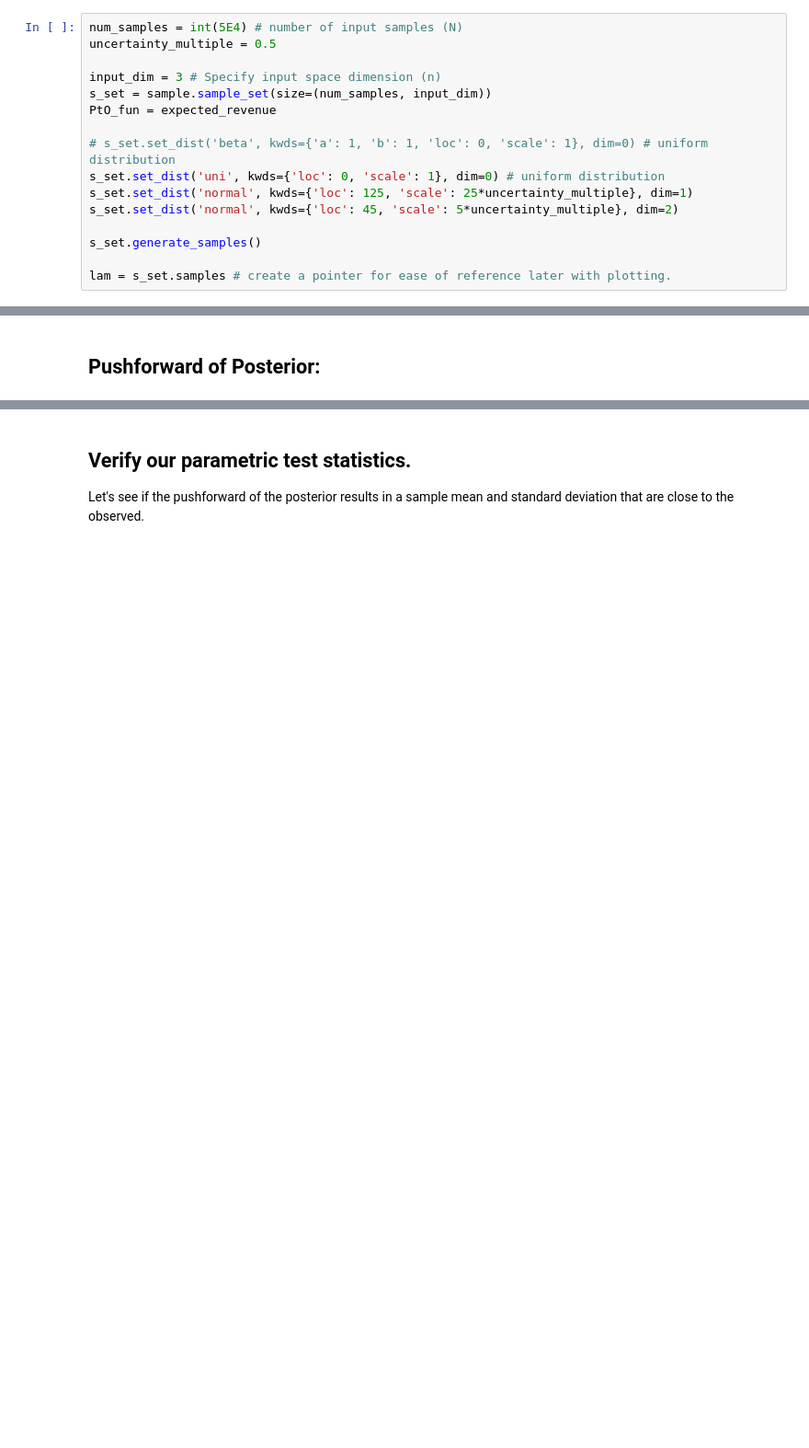
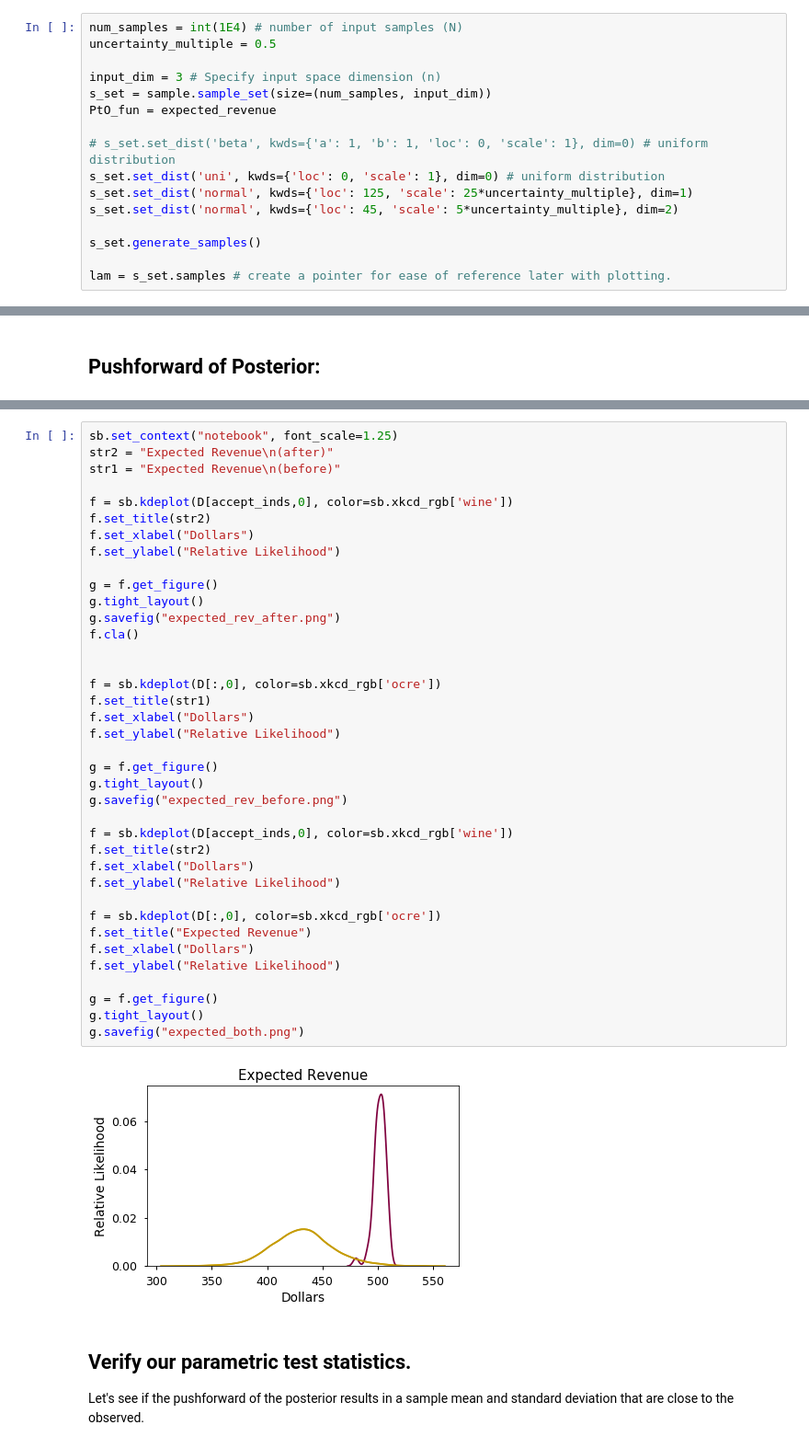
Before and after one commit to mpilosov/ConsistentBayes, a Jupyter notebook: examples/Agro_Example.ipynb, the cells around one changed output, grey strips where cells are left out. Shown at 92% size. Cells and saved outputs as stored; diff of their text form; blank space fills up the shorter version.

```diff
--- a/examples/Agro_Example.ipynb
+++ b/examples/Agro_Example.ipynb
@@ -94,7 +94,7 @@ def expected_revenue(lam):
 
 # Sample from Prior
 # %%
-num_samples = int(5E4) # number of input samples (N)
+num_samples = int(1E4) # number of input samples (N)
 uncertainty_multiple = 0.5
 
 input_dim = 3 # Specify input space dimension (n)
@@ -233,3 +261,43 @@ widgets.interactive(pltdata, data = fixed(D), inds = fixed(accept_inds),
+# %%
+sb.set_context("notebook", font_scale=1.25)
+str2 = "Expected Revenue\n(after)"
+str1 = "Expected Revenue\n(before)"
+
+f = sb.kdeplot(D[accept_inds,0], color=sb.xkcd_rgb['wine'])
+f.set_title(str2)
+f.set_xlabel("Dollars")
+f.set_ylabel("Relative Likelihood")
+
+g = f.get_figure()
+g.tight_layout()
+g.savefig("expected_rev_after.png")
+f.cla()
+
+
+f = sb.kdeplot(D[:,0], color=sb.xkcd_rgb['ocre'])
+f.set_title(str1)
+f.set_xlabel("Dollars")
+f.set_ylabel("Relative Likelihood")
+
+g = f.get_figure()
+g.tight_layout()
+g.savefig("expected_rev_before.png")
+
+f = sb.kdeplot(D[accept_inds,0], color=sb.xkcd_rgb['wine'])
+f.set_title(str2)
+f.set_xlabel("Dollars")
+f.set_ylabel("Relative Likelihood")
+
+f = sb.kdeplot(D[:,0], color=sb.xkcd_rgb['ocre'])
+f.set_title("Expected Revenue")
+f.set_xlabel("Dollars")
+f.set_ylabel("Relative Likelihood")
+
+g = f.get_figure()
+g.tight_layout()
+g.savefig("expected_both.png")
+# %% [output]
+[figure, added]
 # %% [markdown]
 ## Verify our parametric test statistics.
 Let's see if the pushforward of the posterior results in a sample mean and standard deviation that are close to the observed.
```
Also changed, not shown: parts of 13 cells of this notebook, 6 other files.
